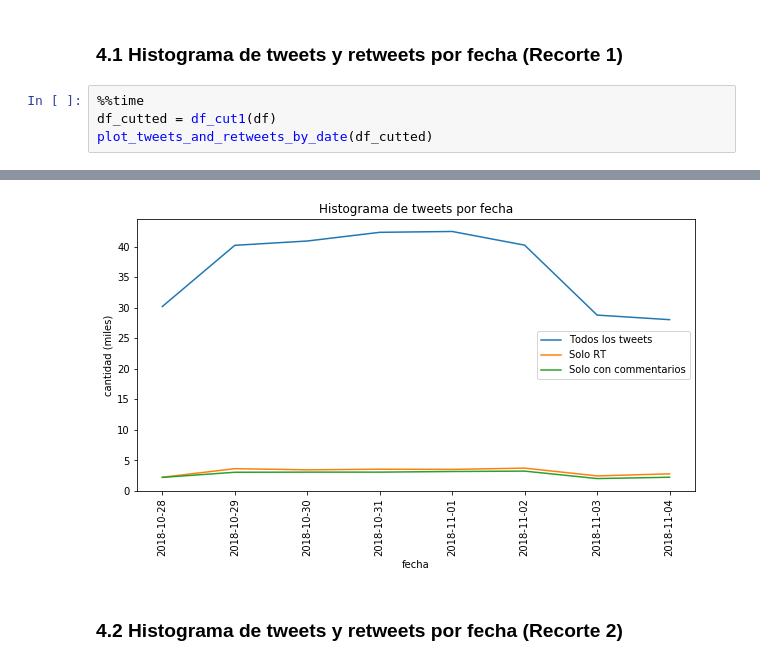
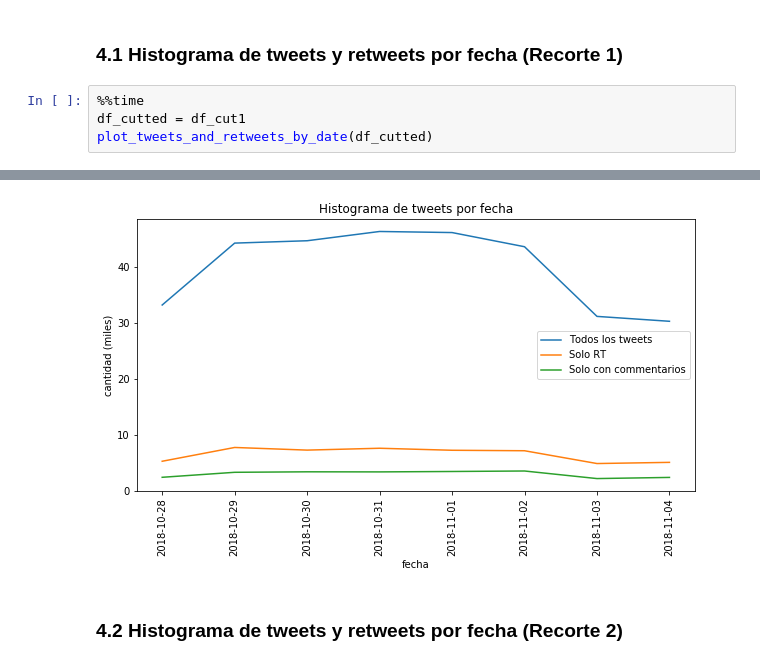
Before and after one commit to emeriles/sna-famaf, a Jupyter notebook: tw_dataset/Exploratory_visualization_corrected.ipynb, the cells around one changed output, grey strips where cells are left out. Cells and saved outputs as stored; diff of their text form.

```diff
--- a/tw_dataset/Exploratory_visualization_corrected.ipynb
+++ b/tw_dataset/Exploratory_visualization_corrected.ipynb
@@ -312,6 +465,6 @@ Wall time: 473 ms
 ### 4.1 Histograma de tweets y retweets por fecha (Recorte 1)
 # %%
 %%time
-df_cutted = df_cut1(df)
+df_cutted = df_cut1
 plot_tweets_and_retweets_by_date(df_cutted)
 # %% [output]
@@ -321,4 +474,4 @@ Wall time: 536 ms
-[figure, old version]
+[figure, new version]
 # %% [markdown]
 ### 4.2 Histograma de tweets y retweets por fecha (Recorte 2)
 # %%
```
Also changed, not shown: parts of 30 cells of this notebook.
